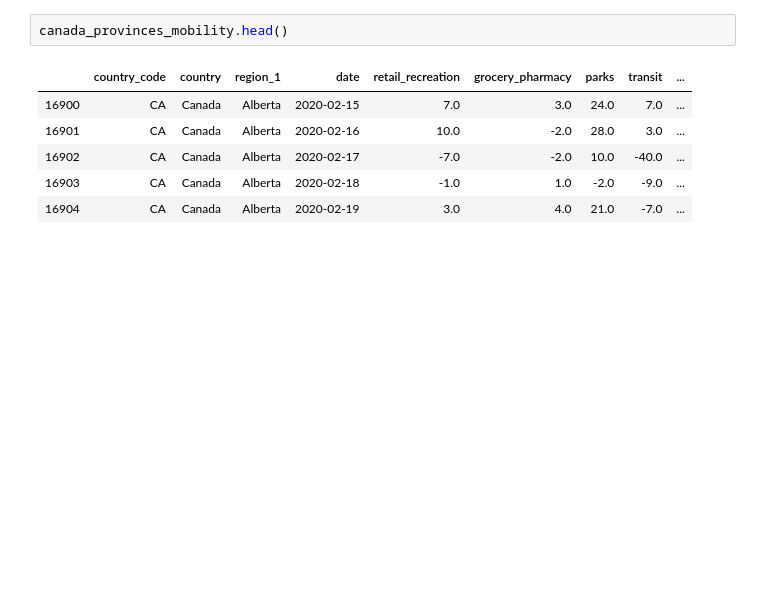
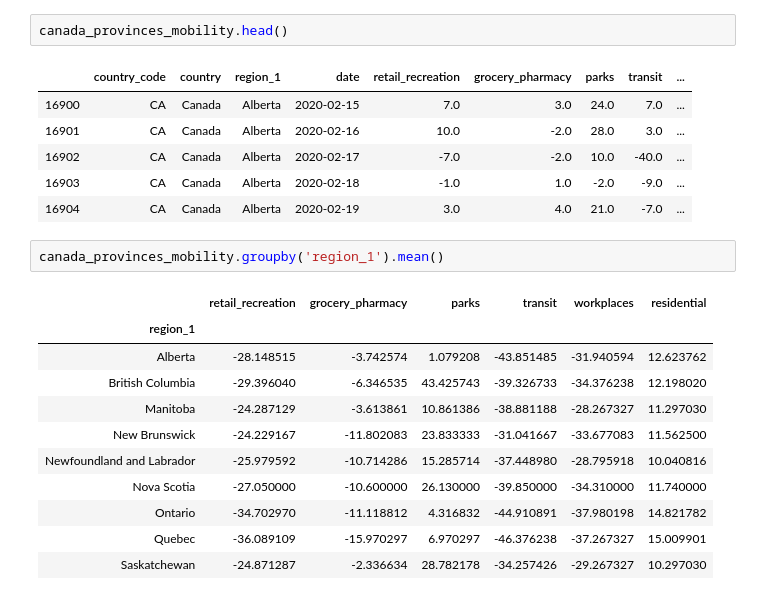
Before and after one commit to francomomo/DataFest-2020, a Jupyter notebook: scripts/Python/data_cleaning.ipynb, the cells around one changed output. Saved outputs shown, nothing was run; the diff lists cells and outputs as text; blank space fills up the shorter version.

```diff
--- a/scripts/Python/data_cleaning.ipynb
+++ b/scripts/Python/data_cleaning.ipynb
@@ -132,3 +132,17 @@ canada_provinces_mobility.head()
 | 16902 | CA | Canada | Alberta | 2020-02-17 | -7.0 | -2.0 | 10.0 | -40.0 | ... |
 | 16903 | CA | Canada | Alberta | 2020-02-18 | -1.0 | 1.0 | -2.0 | -9.0 | ... |
 | 16904 | CA | Canada | Alberta | 2020-02-19 | 3.0 | 4.0 | 21.0 | -7.0 | ... |
+# %%
+canada_provinces_mobility.groupby('region_1').mean()
+# %% [output]
+|  | retail_recreation | grocery_pharmacy | parks | transit | workplaces | residential |
+| region_1 |  |  |  |  |  |  |
+| Alberta | -28.148515 | -3.742574 | 1.079208 | -43.851485 | -31.940594 | 12.623762 |
+| British Columbia | -29.396040 | -6.346535 | 43.425743 | -39.326733 | -34.376238 | 12.198020 |
+| Manitoba | -24.287129 | -3.613861 | 10.861386 | -38.881188 | -28.267327 | 11.297030 |
+| New Brunswick | -24.229167 | -11.802083 | 23.833333 | -31.041667 | -33.677083 | 11.562500 |
+| Newfoundland and Labrador | -25.979592 | -10.714286 | 15.285714 | -37.448980 | -28.795918 | 10.040816 |
+| Nova Scotia | -27.050000 | -10.600000 | 26.130000 | -39.850000 | -34.310000 | 11.740000 |
+| Ontario | -34.702970 | -11.118812 | 4.316832 | -44.910891 | -37.980198 | 14.821782 |
+| Quebec | -36.089109 | -15.970297 | 6.970297 | -46.376238 | -37.267327 | 15.009901 |
+| Saskatchewan | -24.871287 | -2.336634 | 28.782178 | -34.257426 | -29.267327 | 10.297030 |
```
Also changed, not shown: parts of 1 cell of this notebook, 2 other files.
